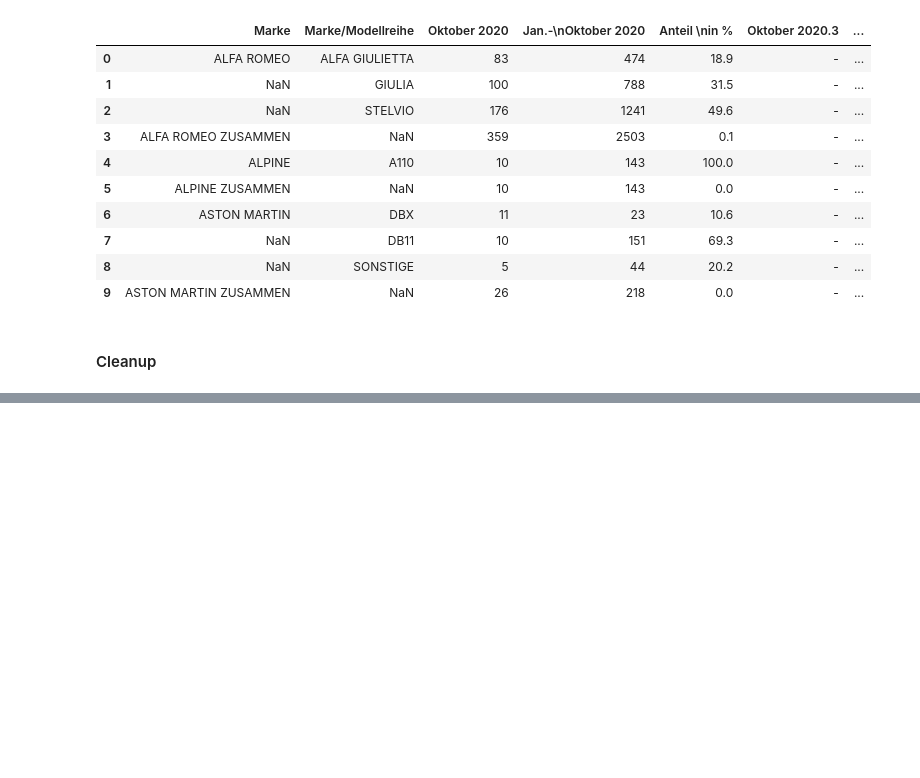
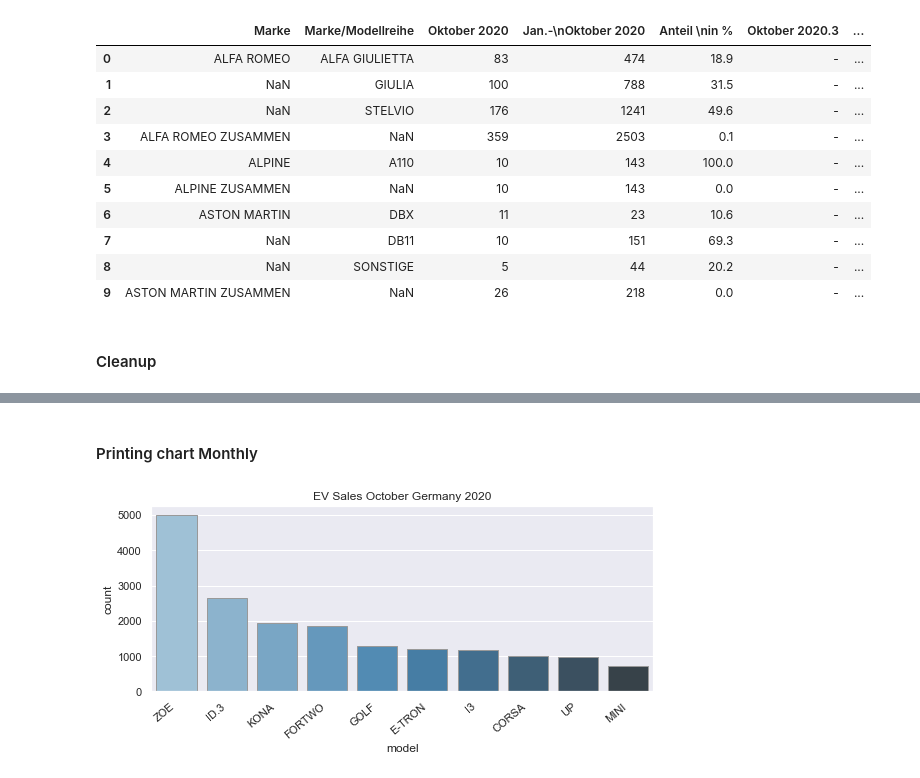
Before and after one commit to whereIsMyDipp/notebook-misc, a Jupyter notebook: kba.ipynb, the cells around one changed output, grey strips where cells are left out. Drawn from its saved outputs; the diff is of its cells as text; code cells hidden in the pictures; blank space fills up the shorter version.

Commit message:
created 2 charts representing monthly and ytd numbers

```diff
--- a/kba.ipynb
+++ b/kba.ipynb
@@ -70,0 +60,24 @@ df.head(20)
+# %% [markdown]
+#### Printing chart Monthly
+# %%
+evMonthlyFrame = pd.DataFrame()
+
+evMonthlyFrame['manufacturer'] = df['manufacturer']
+evMonthlyFrame['model'] = df['model']
+evMonthlyFrame['count'] = df['ev_oct']
+#printingFrame = printingFrame.dropna()
+evMonthlyFrame.sort_values(by='count',ascending=False, inplace=True)
+
+plt.figure(figsize=(8,4))
+barplot= sns.barplot(x=evMonthlyFrame['model'].head(10) ,
+            y=evMonthlyFrame['count'].head(10),
+            palette="Blues_d",
+            edgecolor=".6");
+
+barplot.set_xticklabels(barplot.get_xticklabels(), rotation=40, ha="right")
+barplot.set_title("EV Sales October Germany 2020")
+barplot.set_label("dsdd")
+plt.tight_layout()
+plt.show()
+# %% [output]
+[figure, added]
```
Also changed, not shown: parts of 6 cells of this notebook.
